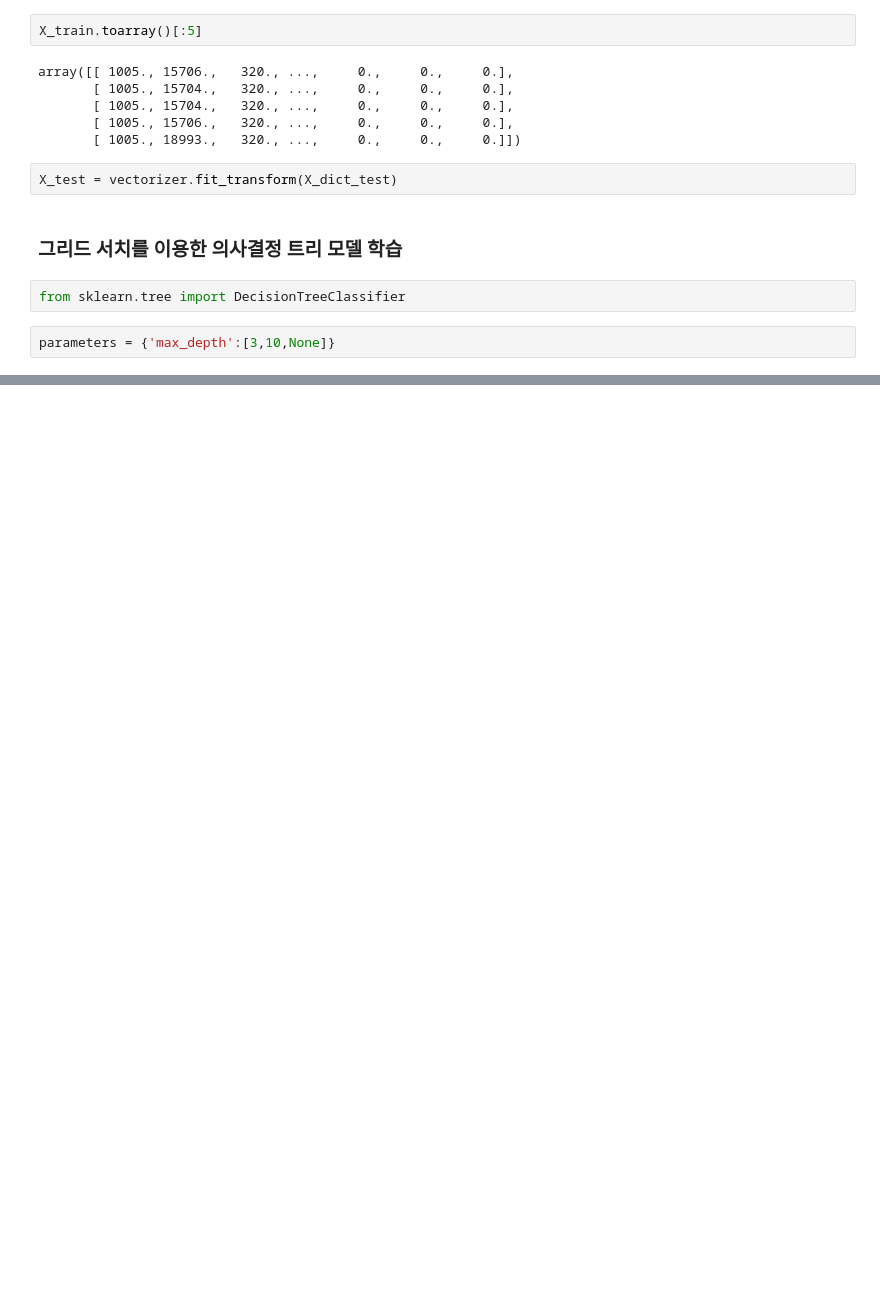
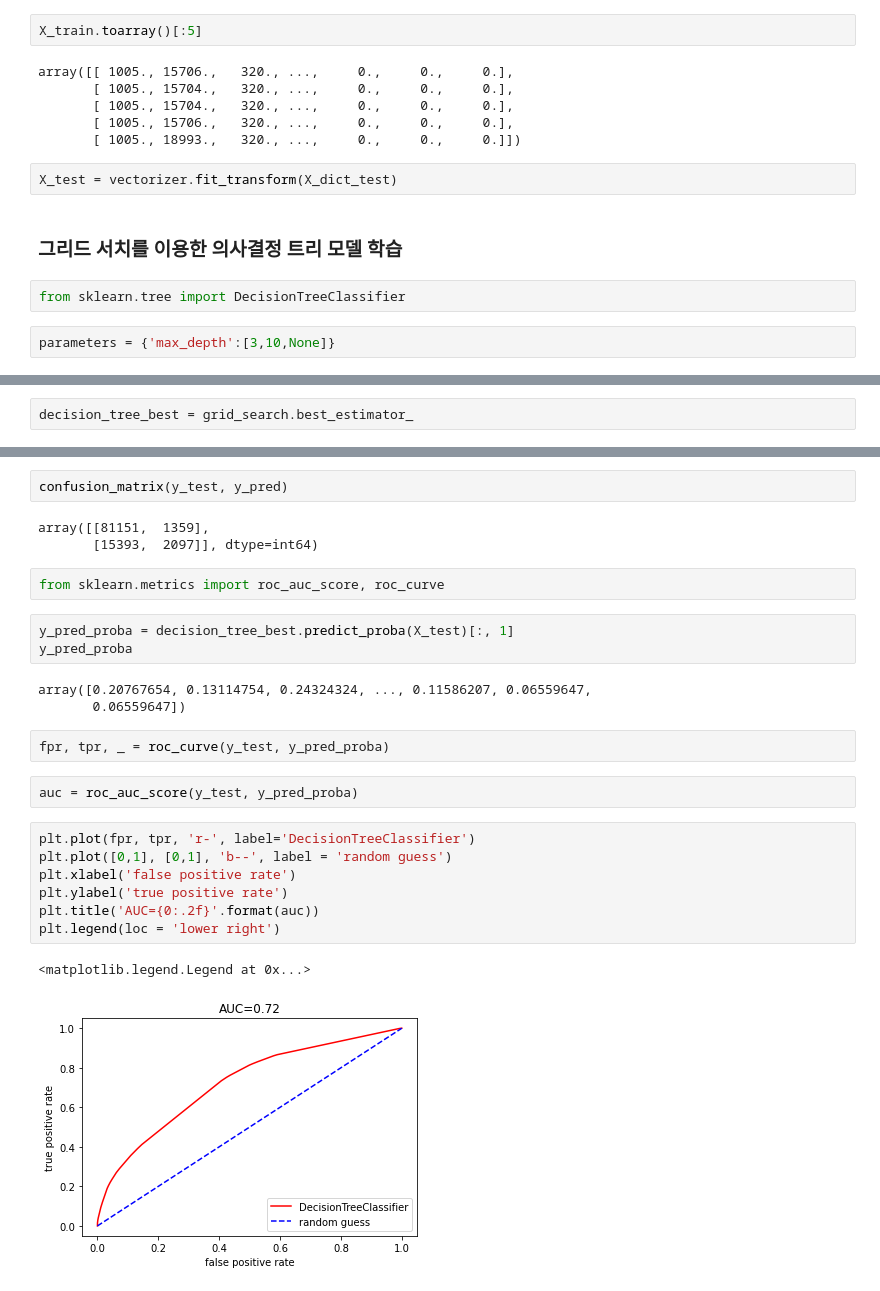
Before and after one commit to keiswhy/py-practice, a Jupyter notebook: marketing_practice/Untitled.ipynb, the cells around one changed output, grey strips where cells are left out. Drawn from its saved outputs; the diff is of its cells as text; blank space fills up the shorter version.

```diff
--- a/marketing_practice/Untitled.ipynb
+++ b/marketing_practice/Untitled.ipynb
@@ -79,0 +98,2 @@ parameters = {'max_depth':[3,10,None]}
+# %%
+decision_tree_best = grid_search.best_estimator_
@@ -79,0 +119,27 @@ parameters = {'max_depth':[3,10,None]}
+# %%
+confusion_matrix(y_test, y_pred)
+# %% [output]
+array([[81151,  1359],
+       [15393,  2097]], dtype=int64)
+# %%
+from sklearn.metrics import roc_auc_score, roc_curve
+# %%
+y_pred_proba = decision_tree_best.predict_proba(X_test)[:, 1]
+y_pred_proba
+# %% [output]
+array([0.20767654, 0.13114754, 0.24324324, ..., 0.11586207, 0.06559647,
+       0.06559647])
+# %%
+fpr, tpr, _ = roc_curve(y_test, y_pred_proba)
+# %%
+auc = roc_auc_score(y_test, y_pred_proba)
+# %%
+plt.plot(fpr, tpr, 'r-', label='DecisionTreeClassifier')
+plt.plot([0,1], [0,1], 'b--', label = 'random guess')
+plt.xlabel('false positive rate')
+plt.ylabel('true positive rate')
+plt.title('AUC={0:.2f}'.format(auc))
+plt.legend(loc = 'lower right')
+# %% [output]
+<matplotlib.legend.Legend at 0x...>
+[figure, added]
```
Also changed, not shown: parts of 12 cells of this notebook.
